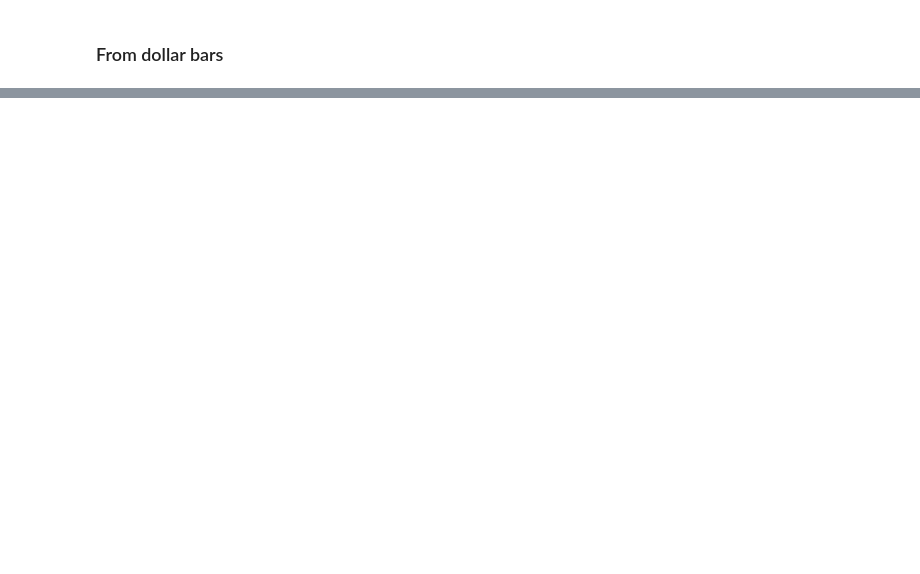
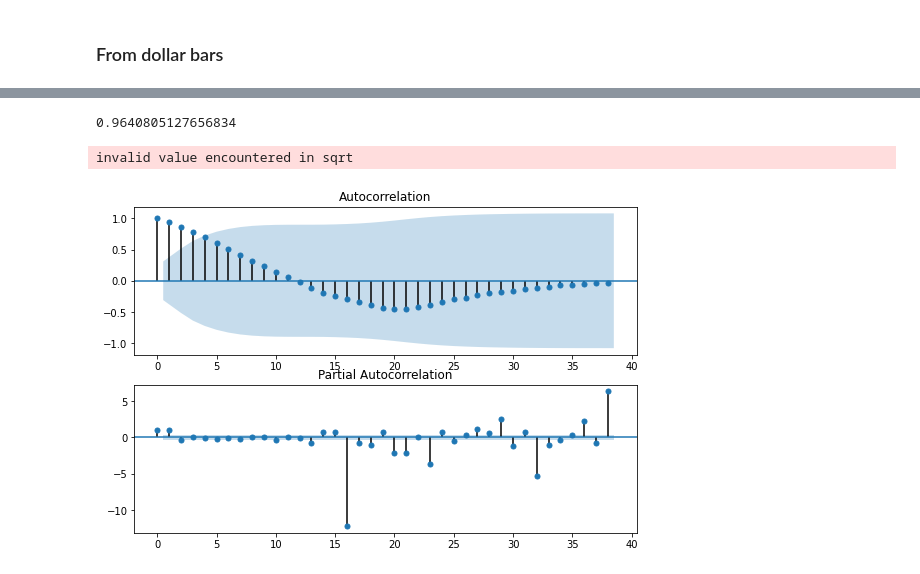
Before and after one commit to AndreiZoltan/freqml, a Jupyter notebook: notebooks/Chapter2.ipynb, the cells around one changed output, grey strips where cells are left out. Saved outputs shown, nothing was run; the diff lists cells and outputs as text; code cells hidden in the pictures; blank space fills up the shorter version.

```diff
--- a/notebooks/Chapter2.ipynb
+++ b/notebooks/Chapter2.ipynb
@@ -86,0 +93,2 @@ df_dollar.bars.plot()
+# %%
+df = read("ETH")
@@ -86,0 +99,3 @@ df_dollar.bars.plot()
+# %%
+df_TB = df.bars.TB(10000)
+df_TB.shape
@@ -86,0 +122,13 @@ df_dollar.bars.plot()
+# %%
+df_TB['open'].autocorr(lag=1)
+# %% [output]
+0.9640805127656834
+# %%
+fig = plt.figure(figsize=(9, 6))
+ax1 = fig.add_subplot(211)
+fig = sm.graphics.tsa.plot_acf(df_TB['open'], lags=38, ax=ax1)
+ax2 = fig.add_subplot(212)
+fig = sm.graphics.tsa.plot_pacf(df_TB['open'], lags=38, ax=ax2)
+# %% [output]
+invalid value encountered in sqrt
+[figure, added]
```
Also changed, not shown: parts of 23 cells of this notebook, 5 other files.
